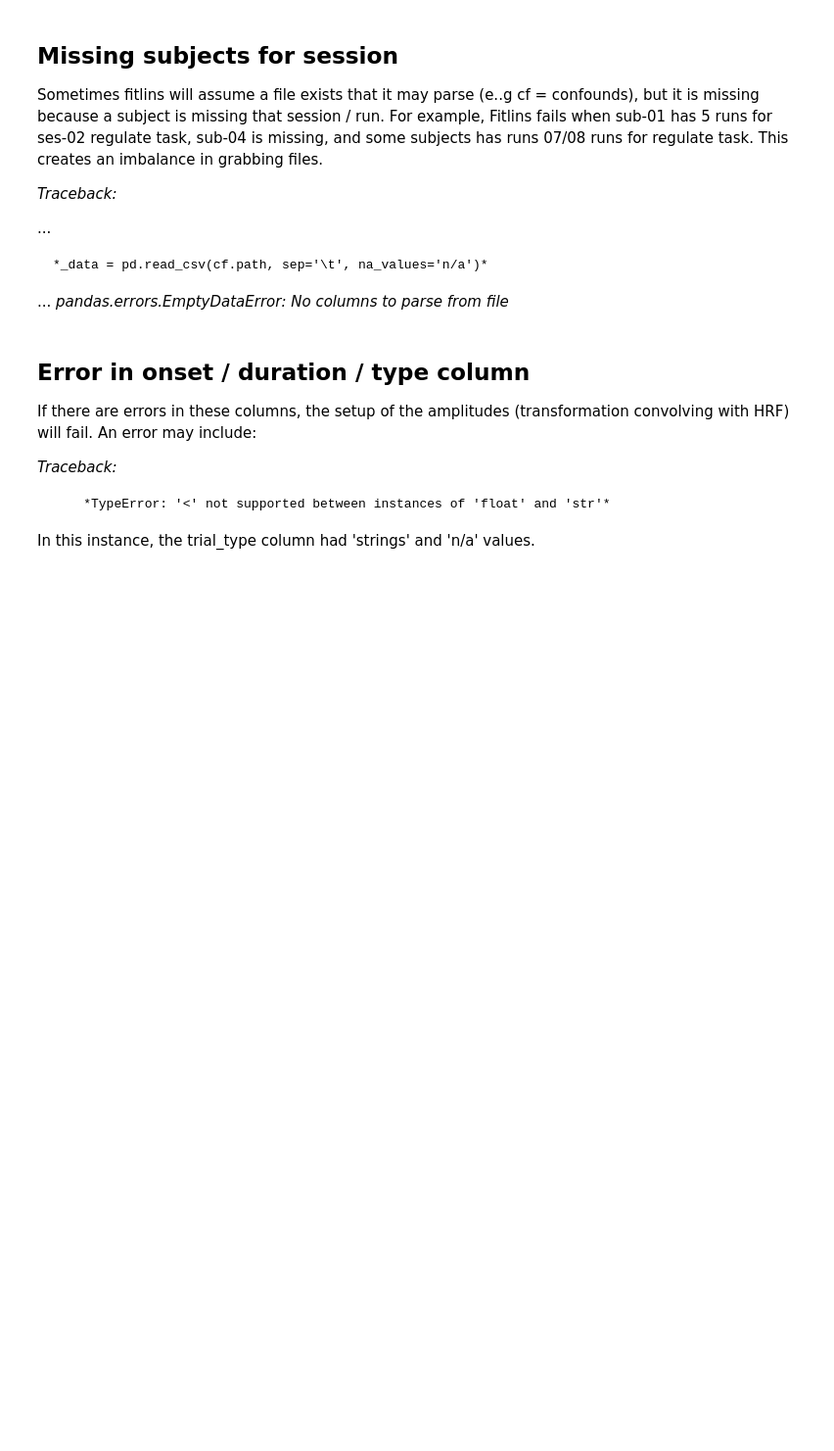
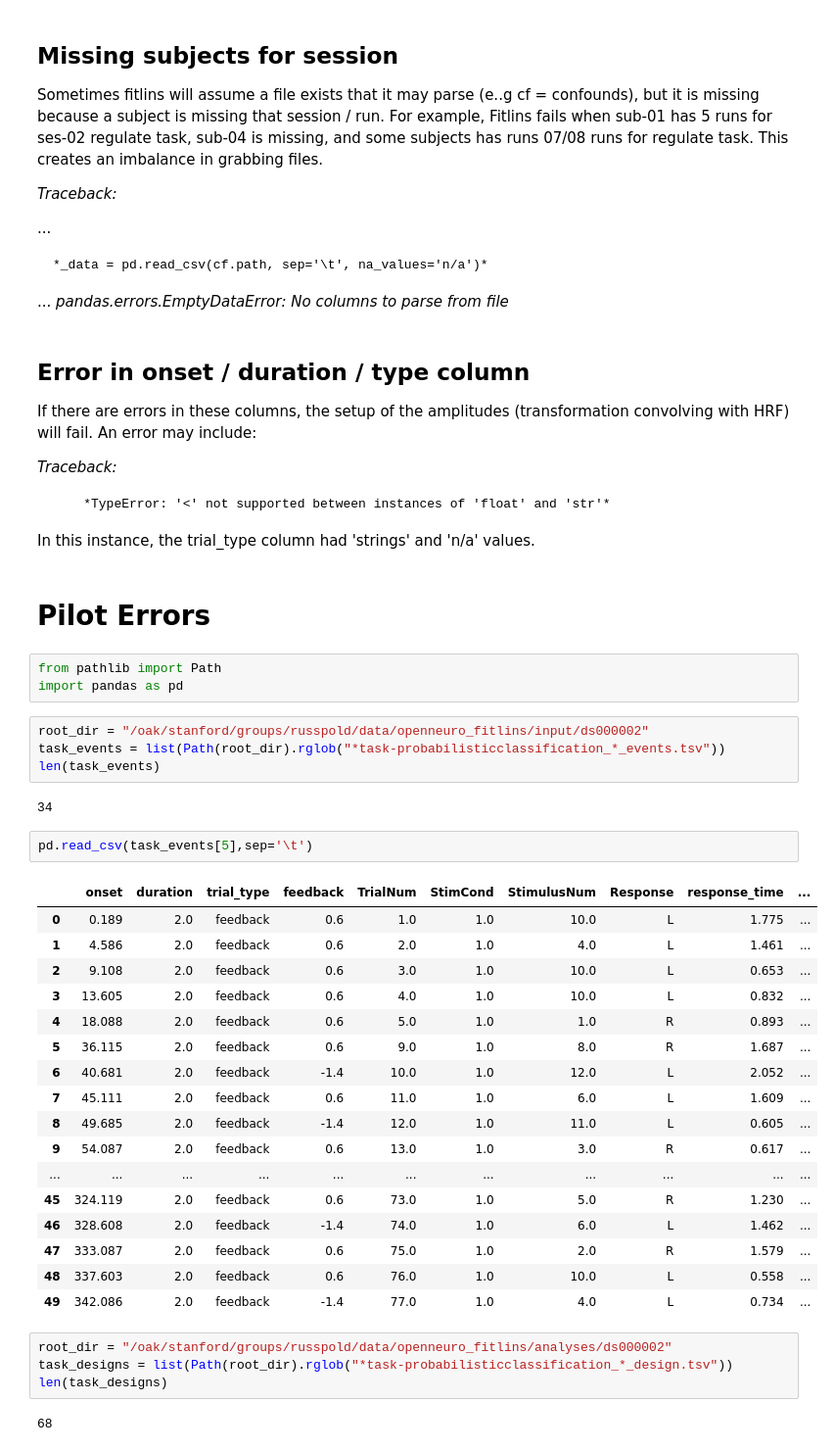
Before and after one commit to lobennett/openneuro_glmfitlins, a Jupyter notebook: scripts/jupyter_notebooks/transformations.ipynb, the cells around one changed output. Shown: that part at 98% size. Cells and saved outputs as stored; diff of their text form; blank space fills up the shorter version.

```diff
--- a/scripts/jupyter_notebooks/transformations.ipynb
+++ b/scripts/jupyter_notebooks/transformations.ipynb
@@ -917,3 +922,40 @@ If there are errors in these columns, the setup of the amplitudes (transformatio
         *TypeError: '<' not supported between instances of 'float' and 'str'*
 
 In this instance, the trial_type column had 'strings' and 'n/a' values.
+# %% [markdown]
+# Pilot Errors
+# %%
+from pathlib import Path
+import pandas as pd
+# %%
+root_dir = "/oak/stanford/groups/russpold/data/openneuro_fitlins/input/ds000002"
+task_events = list(Path(root_dir).rglob("*task-probabilisticclassification_*_events.tsv"))
+len(task_events)
+# %% [output]
+34
+# %%
+pd.read_csv(task_events[5],sep='\t')
+# %% [output]
+|  | onset | duration | trial_type | feedback | TrialNum | StimCond | StimulusNum | Response | response_time | ... |
+| 0 | 0.189 | 2.0 | feedback | 0.6 | 1.0 | 1.0 | 10.0 | L | 1.775 | ... |
+| 1 | 4.586 | 2.0 | feedback | 0.6 | 2.0 | 1.0 | 4.0 | L | 1.461 | ... |
+| 2 | 9.108 | 2.0 | feedback | 0.6 | 3.0 | 1.0 | 10.0 | L | 0.653 | ... |
+| 3 | 13.605 | 2.0 | feedback | 0.6 | 4.0 | 1.0 | 10.0 | L | 0.832 | ... |
+| 4 | 18.088 | 2.0 | feedback | 0.6 | 5.0 | 1.0 | 1.0 | R | 0.893 | ... |
+| 5 | 36.115 | 2.0 | feedback | 0.6 | 9.0 | 1.0 | 8.0 | R | 1.687 | ... |
+| 6 | 40.681 | 2.0 | feedback | -1.4 | 10.0 | 1.0 | 12.0 | L | 2.052 | ... |
+| 7 | 45.111 | 2.0 | feedback | 0.6 | 11.0 | 1.0 | 6.0 | L | 1.609 | ... |
+| 8 | 49.685 | 2.0 | feedback | -1.4 | 12.0 | 1.0 | 11.0 | L | 0.605 | ... |
+| 9 | 54.087 | 2.0 | feedback | 0.6 | 13.0 | 1.0 | 3.0 | R | 0.617 | ... |
+| ... | ... | ... | ... | ... | ... | ... | ... | ... | ... | ... |
+| 45 | 324.119 | 2.0 | feedback | 0.6 | 73.0 | 1.0 | 5.0 | R | 1.230 | ... |
+| 46 | 328.608 | 2.0 | feedback | -1.4 | 74.0 | 1.0 | 6.0 | L | 1.462 | ... |
+| 47 | 333.087 | 2.0 | feedback | 0.6 | 75.0 | 1.0 | 2.0 | R | 1.579 | ... |
+| 48 | 337.603 | 2.0 | feedback | 0.6 | 76.0 | 1.0 | 10.0 | L | 0.558 | ... |
+| 49 | 342.086 | 2.0 | feedback | -1.4 | 77.0 | 1.0 | 4.0 | L | 0.734 | ... |
+# %%
+root_dir = "/oak/stanford/groups/russpold/data/openneuro_fitlins/analyses/ds000002"
+task_designs = list(Path(root_dir).rglob("*task-probabilisticclassification_*_design.tsv"))
+len(task_designs)
+# %% [output]
+68
```
Also changed, not shown: parts of 3 cells of this notebook, 28 other files.
